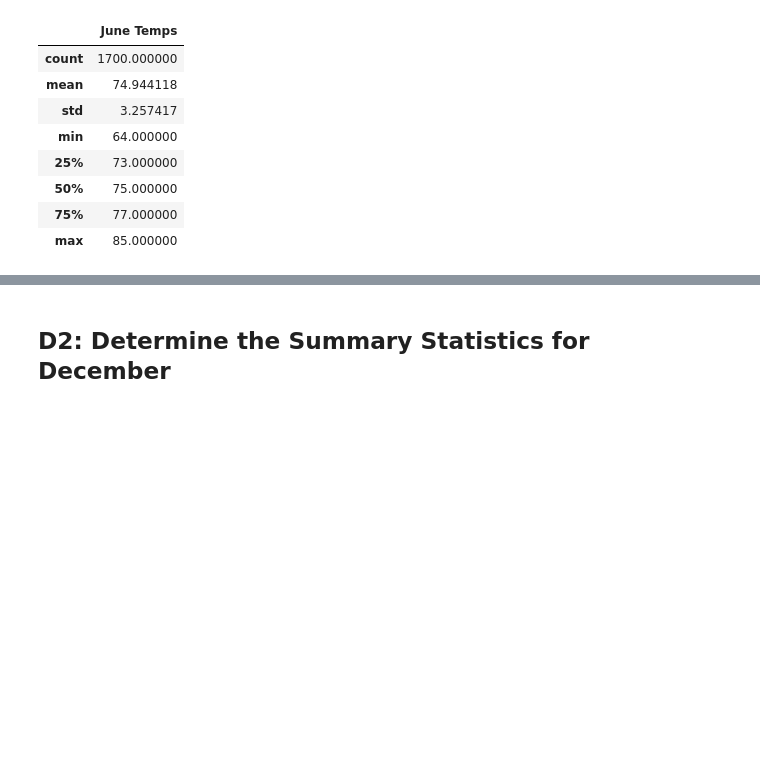
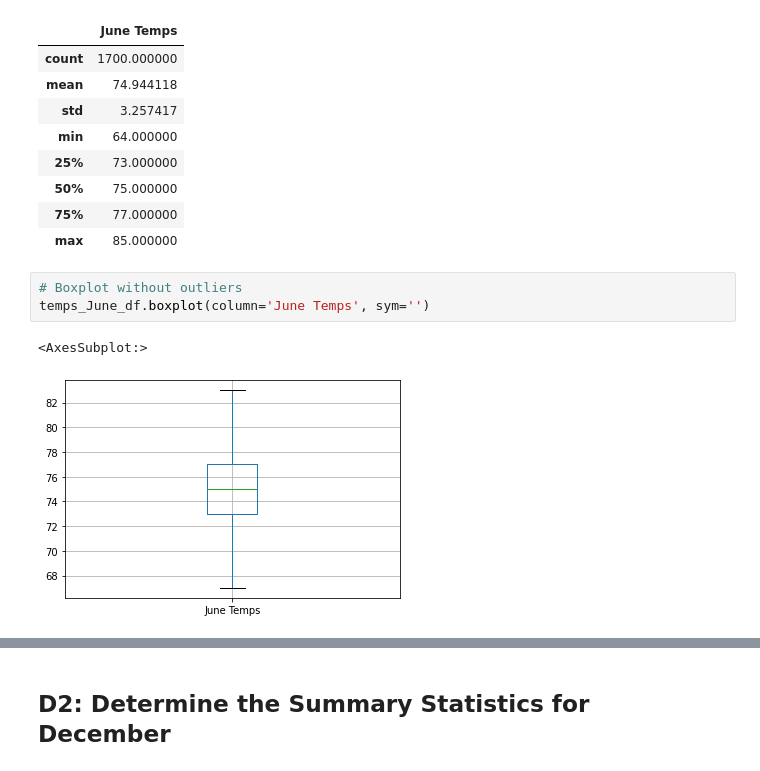
Before and after one commit to olesyapro888/Surfs_shop_analysis_Statistics_SQLAlchemy_SQLite, a Jupyter notebook: SurfsUp_Challenge.ipynb, the cells around one changed output, grey strips where cells are left out. Saved outputs shown, nothing was run; the diff lists cells and outputs as text; blank space fills up the shorter version.

```diff
--- a/SurfsUp_Challenge.ipynb
+++ b/SurfsUp_Challenge.ipynb
@@ -80,3 +81,9 @@ temps_June_df.describe()
 | 50% | 75.000000 |
 | 75% | 77.000000 |
 | max | 85.000000 |
+# %%
+# Boxplot without outliers
+temps_June_df.boxplot(column='June Temps', sym='')
+# %% [output]
+<AxesSubplot:>
+[figure, added]
```
Also changed, not shown: parts of 17 cells of this notebook, 1 other file.
